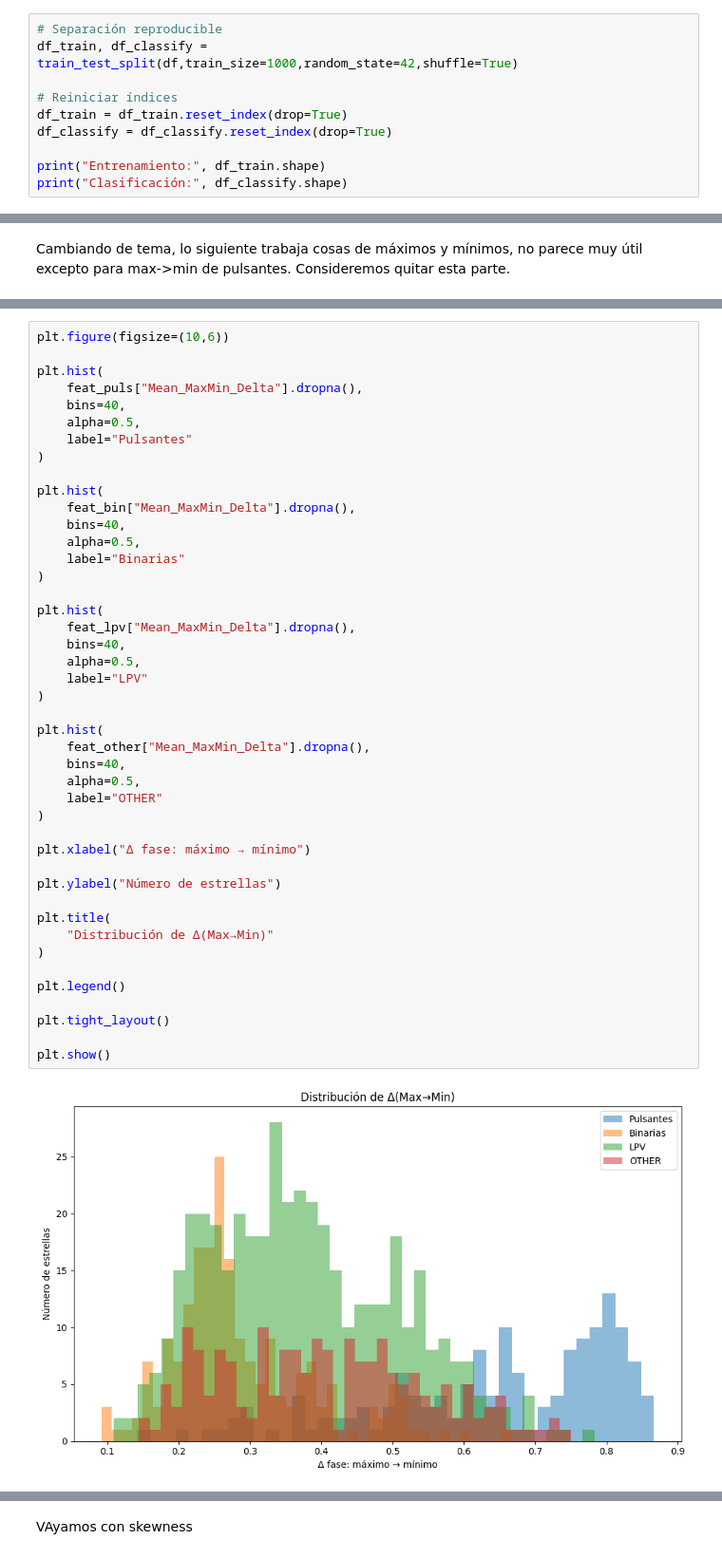
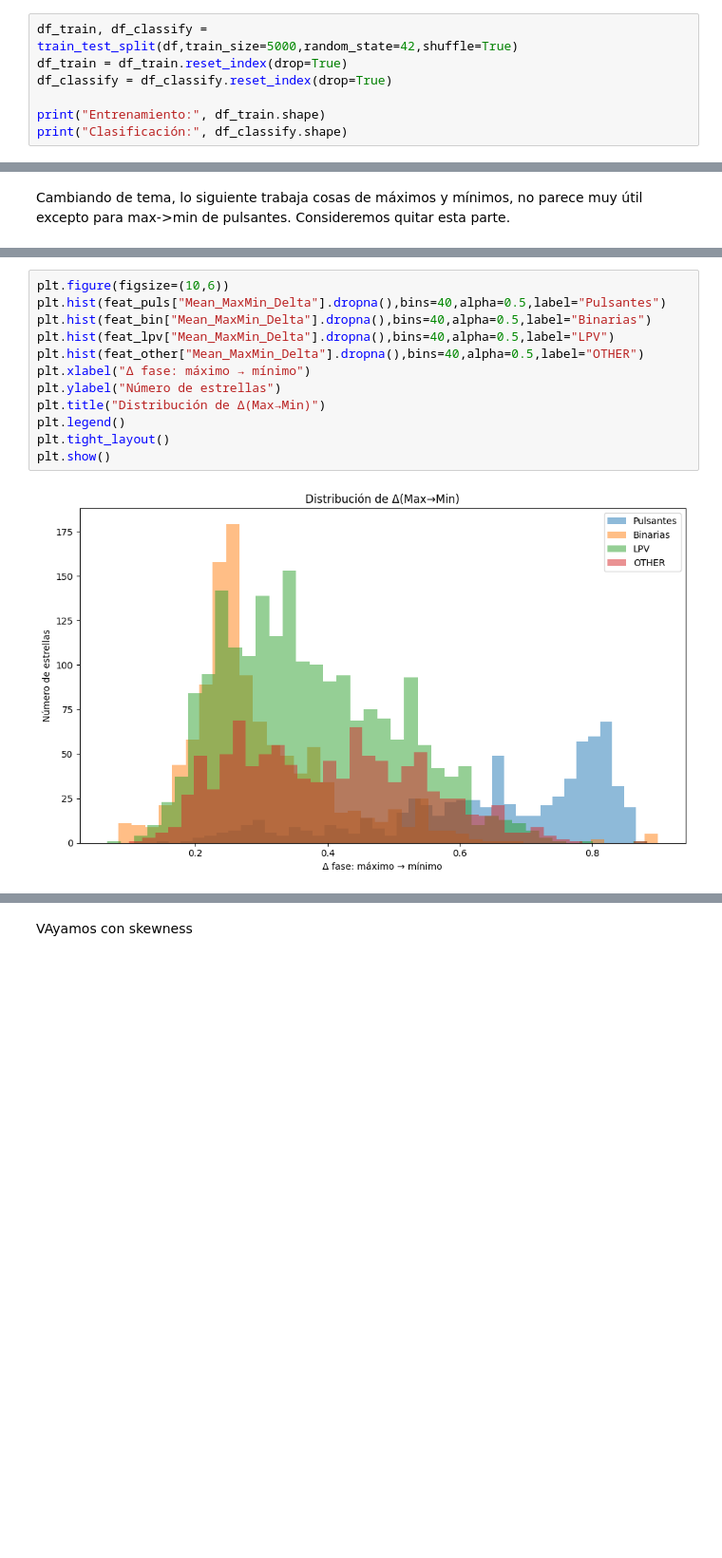
Before and after one commit to Brunelleschk1/Personal-projects, a Jupyter notebook: Proyectos de Astronomía/Laboratorio Final/ehhhh.ipynb, the cells around one changed output, grey strips where cells are left out. Shown at 95% size. Cells and saved outputs as stored; diff of their text form; blank space fills up the shorter version.

```diff
--- a/Proyectos de Astronomía/Laboratorio Final/ehhhh.ipynb
+++ b/Proyectos de Astronomía/Laboratorio Final/ehhhh.ipynb
@@ -229,10 +225,7 @@ plt.show()
 # %% [markdown]
 Empezar a correr desde acá cuando ya se ha hecho más de una vez, o correr desde el principio.
 # %%
-# Separación reproducible
-df_train, df_classify = train_test_split(df,train_size=1000,random_state=42,shuffle=True)
-
-# Reiniciar índices
+df_train, df_classify = train_test_split(df,train_size=5000,random_state=42,shuffle=True)
 df_train = df_train.reset_index(drop=True)
 df_classify = df_classify.reset_index(drop=True)
 
@@ -1065,48 +607,16 @@ plt.show()
 # %%
 plt.figure(figsize=(10,6))
-
-plt.hist(
-    feat_puls["Mean_MaxMin_Delta"].dropna(),
-    bins=40,
-    alpha=0.5,
-    label="Pulsantes"
-)
-
-plt.hist(
-    feat_bin["Mean_MaxMin_Delta"].dropna(),
-    bins=40,
-    alpha=0.5,
-    label="Binarias"
-)
-
-plt.hist(
-    feat_lpv["Mean_MaxMin_Delta"].dropna(),
-    bins=40,
-    alpha=0.5,
-    label="LPV"
-)
-
-plt.hist(
-    feat_other["Mean_MaxMin_Delta"].dropna(),
-    bins=40,
-    alpha=0.5,
-    label="OTHER"
-)
-
+plt.hist(feat_puls["Mean_MaxMin_Delta"].dropna(),bins=40,alpha=0.5,label="Pulsantes")
+plt.hist(feat_bin["Mean_MaxMin_Delta"].dropna(),bins=40,alpha=0.5,label="Binarias")
+plt.hist(feat_lpv["Mean_MaxMin_Delta"].dropna(),bins=40,alpha=0.5,label="LPV")
+plt.hist(feat_other["Mean_MaxMin_Delta"].dropna(),bins=40,alpha=0.5,label="OTHER")
 plt.xlabel("Δ fase: máximo → mínimo")
-
 plt.ylabel("Número de estrellas")
-
-plt.title(
-    "Distribución de Δ(Max→Min)"
-)
-
+plt.title("Distribución de Δ(Max→Min)")
 plt.legend()
-
 plt.tight_layout()
-
 plt.show()
 # %% [output]
-[figure, old version]
+[figure, new version]
 # %%
 plt.figure(figsize=(10,6))
```
Also changed, not shown: parts of 79 cells of this notebook, 15 other files.
